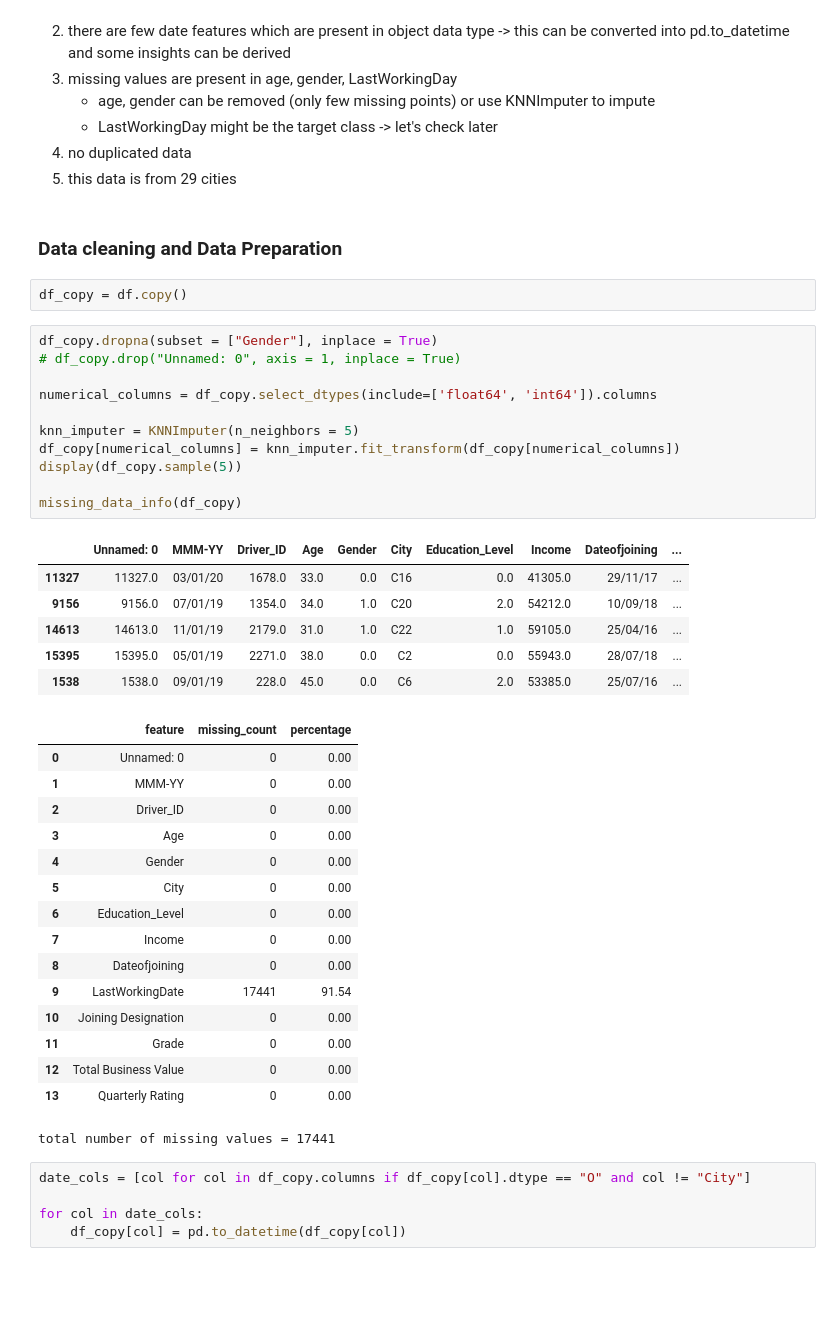
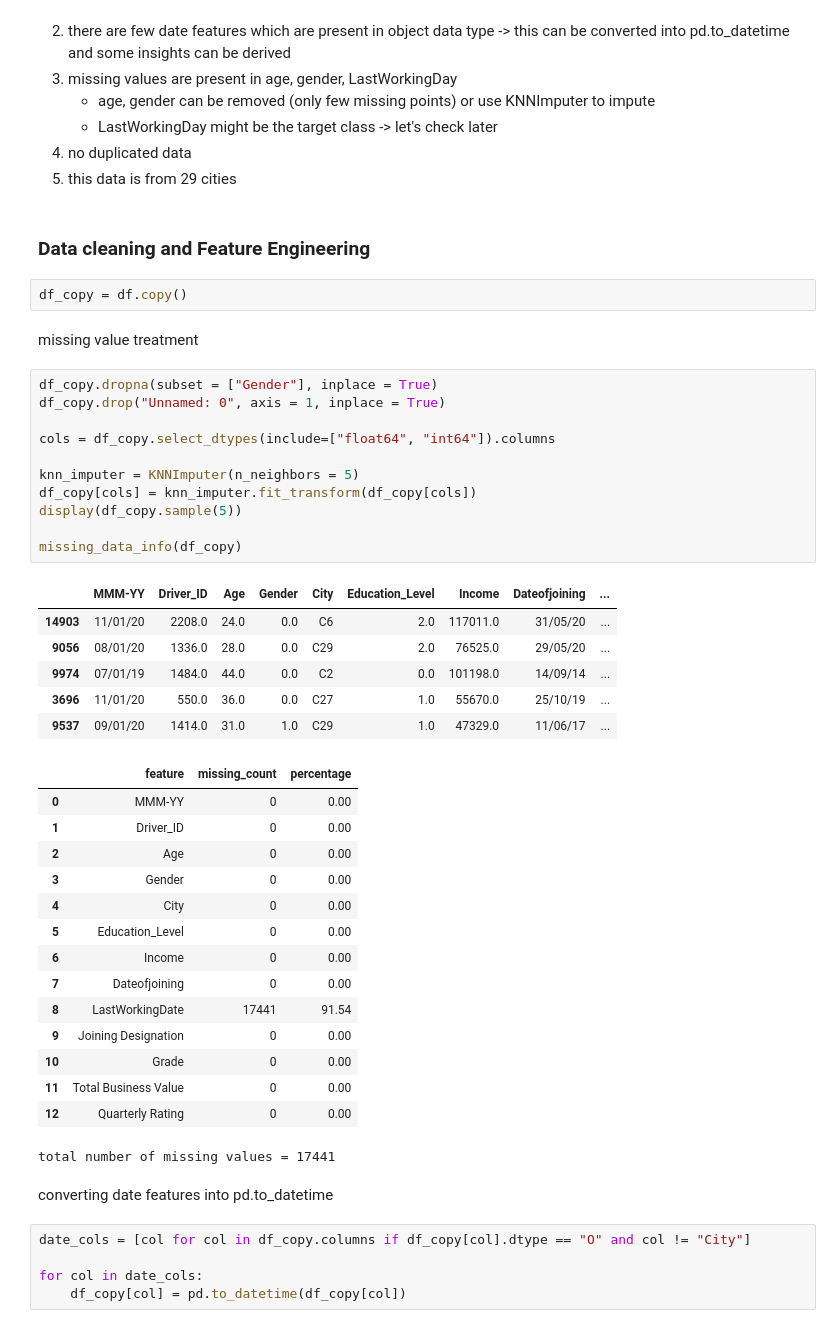
Before and after one commit to PraveenAllam93/data_science_business_cases, a Jupyter notebook: ola.ipynb, the cells around one changed output. Drawn from its saved outputs; the diff is of its cells as text; blank space fills up the shorter version.

```diff
--- a/ola.ipynb
+++ b/ola.ipynb
@@ -106,43 +155,46 @@ df.describe(include = "all")
 4. no duplicated data
 5. this data is from 29 cities
 # %% [markdown]
-### Data cleaning and Data Preparation
+### Data cleaning and Feature Engineering
 # %%
 df_copy = df.copy()
+# %% [markdown]
+missing value treatment
 # %%
 df_copy.dropna(subset = ["Gender"], inplace = True)
-# df_copy.drop("Unnamed: 0", axis = 1, inplace = True)
+df_copy.drop("Unnamed: 0", axis = 1, inplace = True)
 
-numerical_columns = df_copy.select_dtypes(include=['float64', 'int64']).columns
+cols = df_copy.select_dtypes(include=["float64", "int64"]).columns
 
 knn_imputer = KNNImputer(n_neighbors = 5)
-df_copy[numerical_columns] = knn_imputer.fit_transform(df_copy[numerical_columns])
+df_copy[cols] = knn_imputer.fit_transform(df_copy[cols])
 display(df_copy.sample(5))
 
 missing_data_info(df_copy)
 # %% [output]
-|  | Unnamed: 0 | MMM-YY | Driver_ID | Age | Gender | City | Education_Level | Income | Dateofjoining | ... |
-| 11327 | 11327.0 | 03/01/20 | 1678.0 | 33.0 | 0.0 | C16 | 0.0 | 41305.0 | 29/11/17 | ... |
-| 9156 | 9156.0 | 07/01/19 | 1354.0 | 34.0 | 1.0 | C20 | 2.0 | 54212.0 | 10/09/18 | ... |
-| 14613 | 14613.0 | 11/01/19 | 2179.0 | 31.0 | 1.0 | C22 | 1.0 | 59105.0 | 25/04/16 | ... |
-| 15395 | 15395.0 | 05/01/19 | 2271.0 | 38.0 | 0.0 | C2 | 0.0 | 55943.0 | 28/07/18 | ... |
-| 1538 | 1538.0 | 09/01/19 | 228.0 | 45.0 | 0.0 | C6 | 2.0 | 53385.0 | 25/07/16 | ... |
+|  | MMM-YY | Driver_ID | Age | Gender | City | Education_Level | Income | Dateofjoining | ... |
+| 14903 | 11/01/20 | 2208.0 | 24.0 | 0.0 | C6 | 2.0 | 117011.0 | 31/05/20 | ... |
+| 9056 | 08/01/20 | 1336.0 | 28.0 | 0.0 | C29 | 2.0 | 76525.0 | 29/05/20 | ... |
+| 9974 | 07/01/19 | 1484.0 | 44.0 | 0.0 | C2 | 0.0 | 101198.0 | 14/09/14 | ... |
+| 3696 | 11/01/20 | 550.0 | 36.0 | 0.0 | C27 | 1.0 | 55670.0 | 25/10/19 | ... |
+| 9537 | 09/01/20 | 1414.0 | 31.0 | 1.0 | C29 | 1.0 | 47329.0 | 11/06/17 | ... |
 |  | feature | missing_count | percentage |
-| 0 | Unnamed: 0 | 0 | 0.00 |
-| 1 | MMM-YY | 0 | 0.00 |
-| 2 | Driver_ID | 0 | 0.00 |
-| 3 | Age | 0 | 0.00 |
-| 4 | Gender | 0 | 0.00 |
-| 5 | City | 0 | 0.00 |
-| 6 | Education_Level | 0 | 0.00 |
-| 7 | Income | 0 | 0.00 |
-| 8 | Dateofjoining | 0 | 0.00 |
-| 9 | LastWorkingDate | 17441 | 91.54 |
-| 10 | Joining Designation | 0 | 0.00 |
-| 11 | Grade | 0 | 0.00 |
-| 12 | Total Business Value | 0 | 0.00 |
-| 13 | Quarterly Rating | 0 | 0.00 |
+| 0 | MMM-YY | 0 | 0.00 |
+| 1 | Driver_ID | 0 | 0.00 |
+| 2 | Age | 0 | 0.00 |
+| 3 | Gender | 0 | 0.00 |
+| 4 | City | 0 | 0.00 |
+| 5 | Education_Level | 0 | 0.00 |
+| 6 | Income | 0 | 0.00 |
+| 7 | Dateofjoining | 0 | 0.00 |
+| 8 | LastWorkingDate | 17441 | 91.54 |
+| 9 | Joining Designation | 0 | 0.00 |
+| 10 | Grade | 0 | 0.00 |
+| 11 | Total Business Value | 0 | 0.00 |
+| 12 | Quarterly Rating | 0 | 0.00 |
 total number of missing values = 17441
+# %% [markdown]
+converting date features into pd.to_datetime
 # %%
 date_cols = [col for col in df_copy.columns if df_copy[col].dtype == "O" and col != "City"]
 
```
Also changed, not shown: parts of 32 cells of this notebook.
